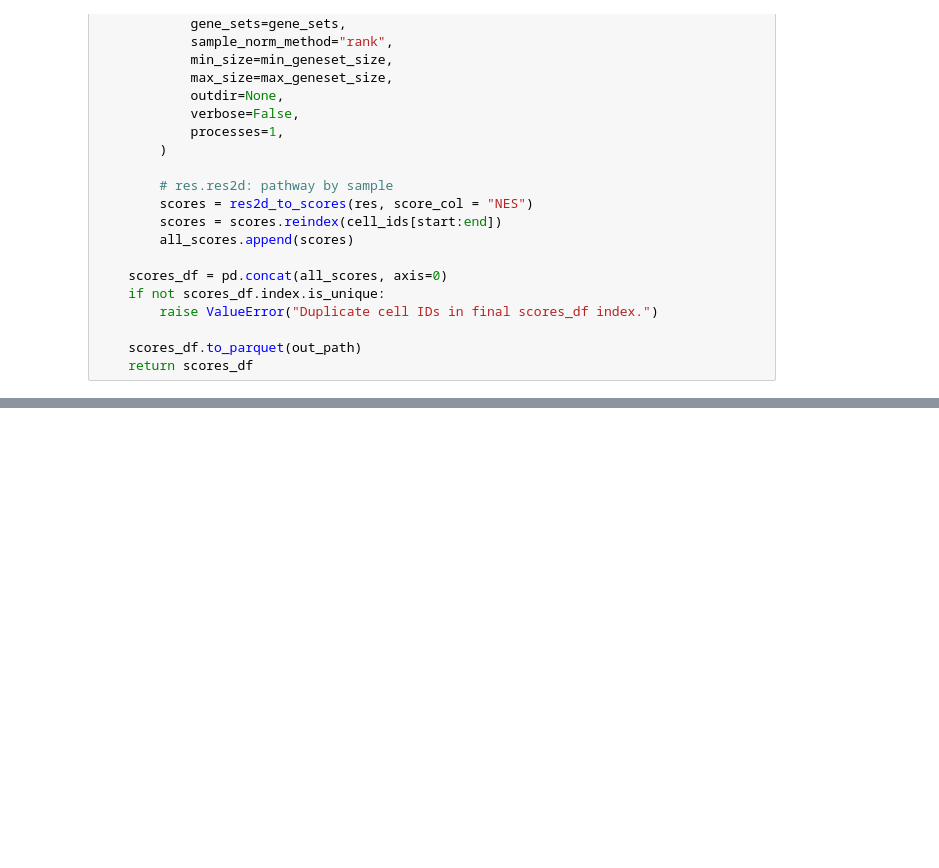
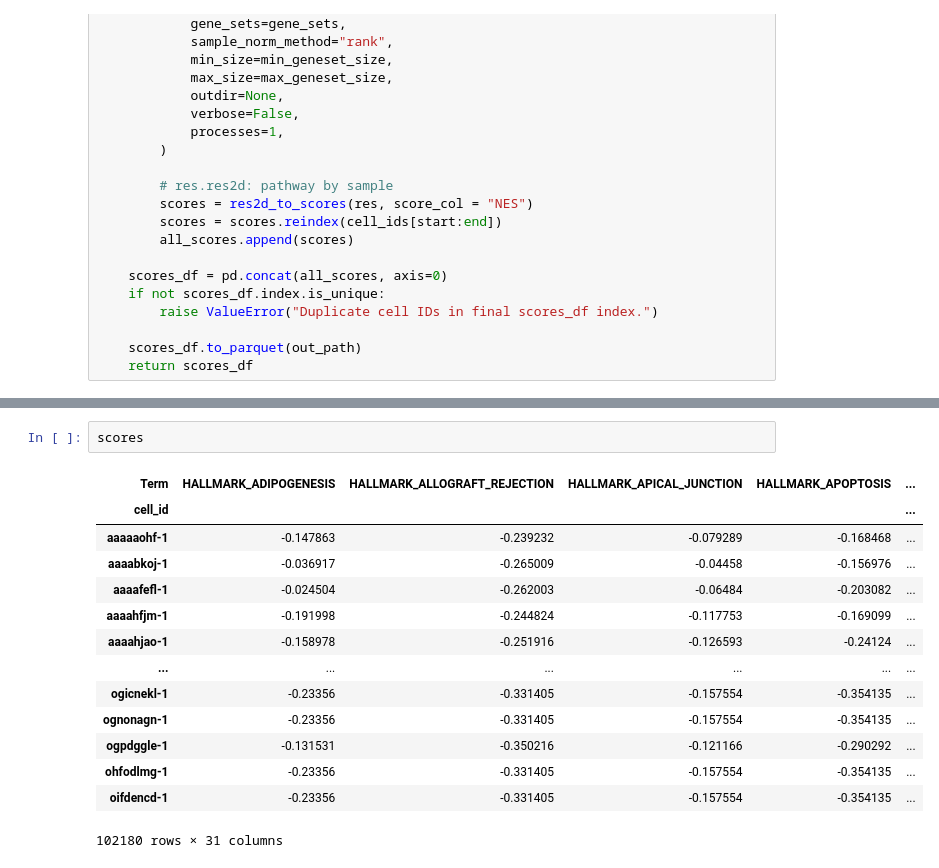
Before and after one commit to chen-yang-yuan/AIVC, a Jupyter notebook: code/2_outcome/2_ssGSEA.ipynb, the cells around one changed output, grey strips where cells are left out. Saved outputs shown, nothing was run; the diff lists cells and outputs as text; blank space fills up the shorter version.

```diff
--- a/code/2_outcome/2_ssGSEA.ipynb
+++ b/code/2_outcome/2_ssGSEA.ipynb
@@ -259,0 +247,17 @@ Running ssGSEA for cytoplasmic compartment...
+# %%
+scores
+# %% [output]
+| Term | HALLMARK_ADIPOGENESIS | HALLMARK_ALLOGRAFT_REJECTION | HALLMARK_APICAL_JUNCTION | HALLMARK_APOPTOSIS | ... |
+| cell_id |  |  |  |  | ... |
+| aaaaaohf-1 | -0.147863 | -0.239232 | -0.079289 | -0.168468 | ... |
+| aaaabkoj-1 | -0.036917 | -0.265009 | -0.04458 | -0.156976 | ... |
+| aaaafefl-1 | -0.024504 | -0.262003 | -0.06484 | -0.203082 | ... |
+| aaaahfjm-1 | -0.191998 | -0.244824 | -0.117753 | -0.169099 | ... |
+| aaaahjao-1 | -0.158978 | -0.251916 | -0.126593 | -0.24124 | ... |
+| ... | ... | ... | ... | ... | ... |
+| ogicnekl-1 | -0.23356 | -0.331405 | -0.157554 | -0.354135 | ... |
+| ognonagn-1 | -0.23356 | -0.331405 | -0.157554 | -0.354135 | ... |
+| ogpdggle-1 | -0.131531 | -0.350216 | -0.121166 | -0.290292 | ... |
+| ohfodlmg-1 | -0.23356 | -0.331405 | -0.157554 | -0.354135 | ... |
+| oifdencd-1 | -0.23356 | -0.331405 | -0.157554 | -0.354135 | ... |
+102180 rows × 31 columns
```
Also changed, not shown: parts of 1 cell of this notebook, 7 other files.
